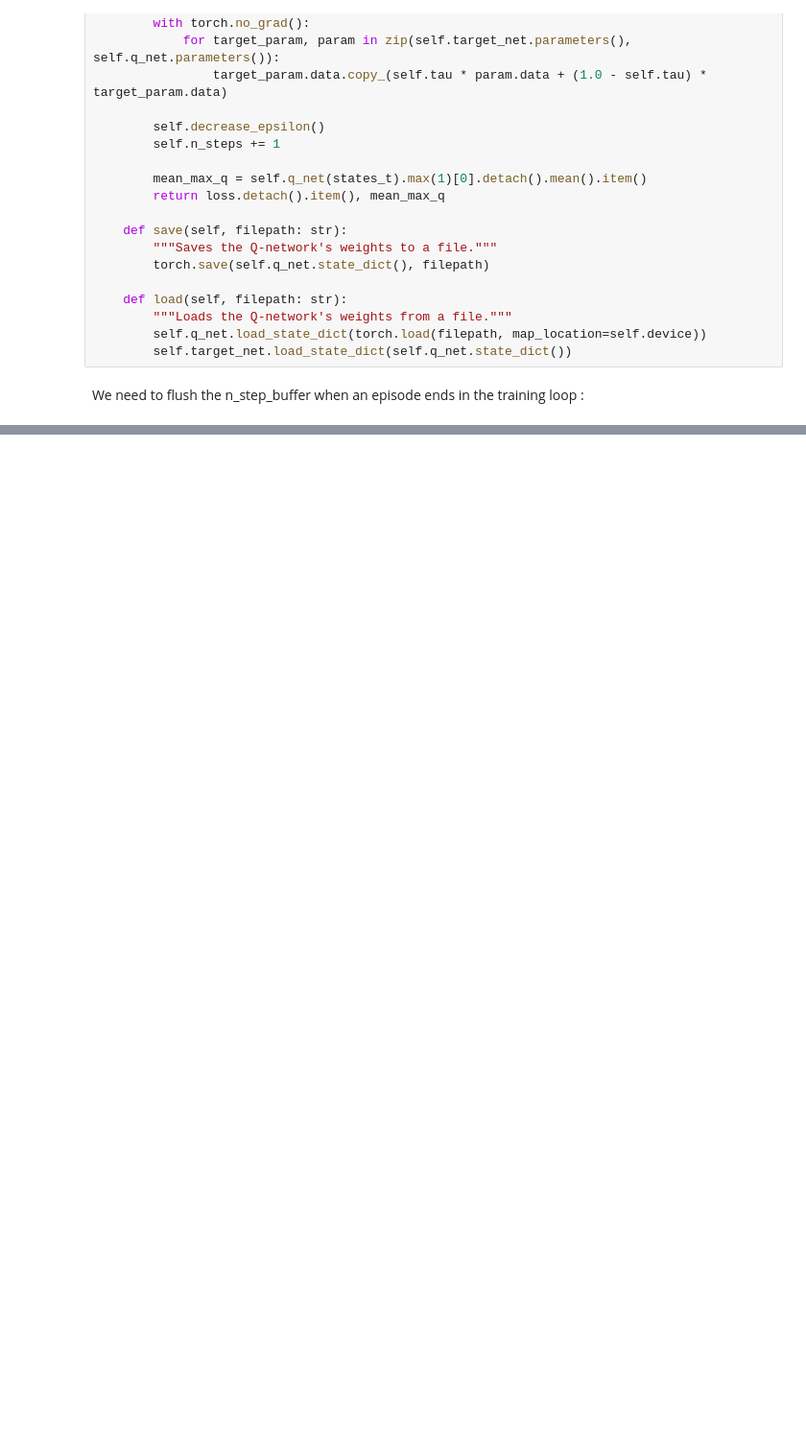
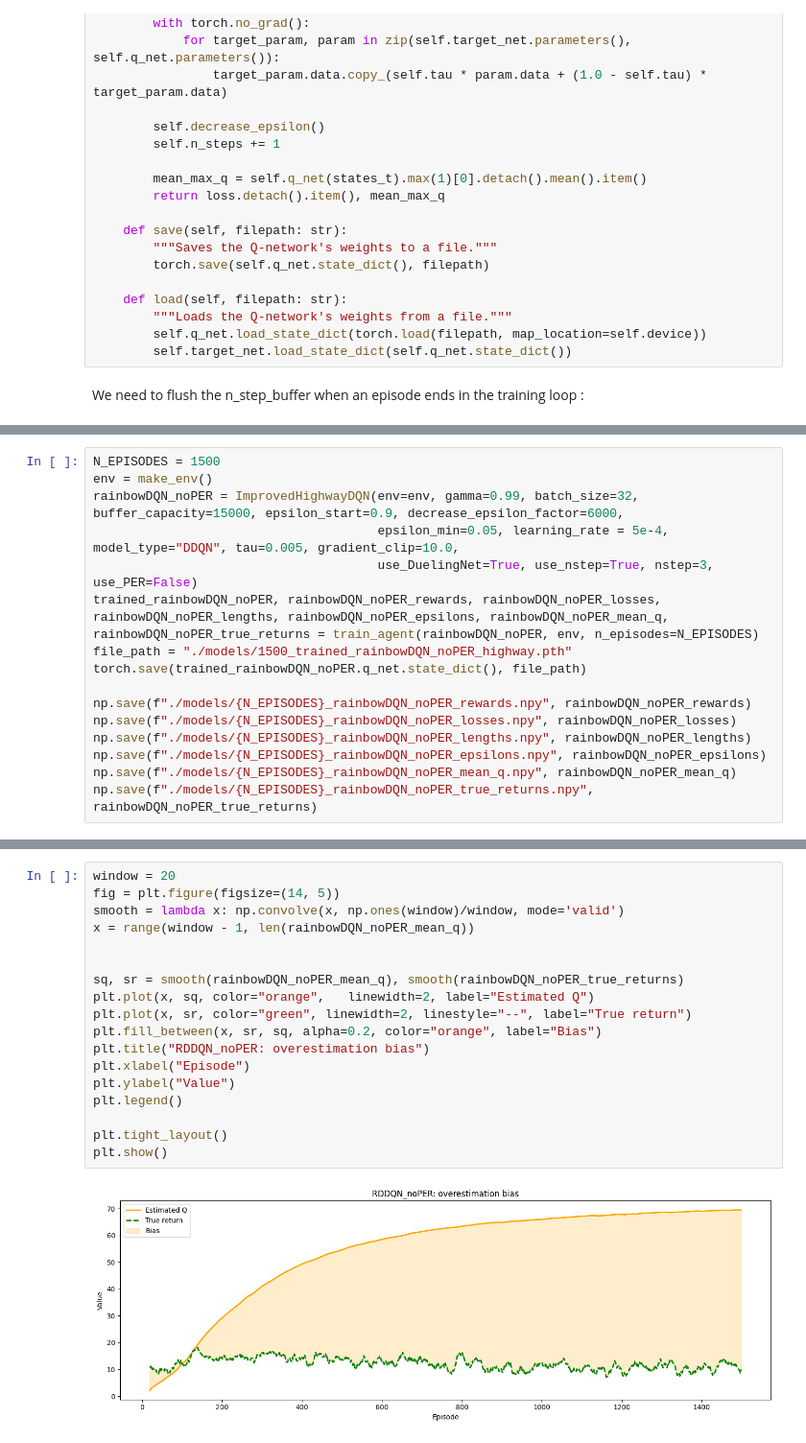
Before and after one commit to FabienMaes/highway_env_RL_project, a Jupyter notebook: agents_implementation.ipynb, the cells around one changed output, grey strips where cells are left out. Shown at 96% size. Saved outputs shown, nothing was run; the diff lists cells and outputs as text; blank space fills up the shorter version.

```diff
--- a/agents_implementation.ipynb
+++ b/agents_implementation.ipynb
@@ -1903,3 +1903,19 @@ def train_agent(agent, env, n_episodes=500):
         episode_losses.append(np.mean(ep_losses) if ep_losses else 0.0)
 
     return agent, episode_rewards, episode_losses, episode_lengths, epsilon_history, episode_mean_q, episode_true_returns
+# %%
+N_EPISODES = 1500
+env = make_env()
+rainbowDQN_noPER = ImprovedHighwayDQN(env=env, gamma=0.99, batch_size=32, buffer_capacity=15000, epsilon_start=0.9, decrease_epsilon_factor=6000,
+                                      epsilon_min=0.05, learning_rate = 5e-4, model_type="DDQN", tau=0.005, gradient_clip=10.0,
+                                      use_DuelingNet=True, use_nstep=True, nstep=3, use_PER=False)
+trained_rainbowDQN_noPER, rainbowDQN_noPER_rewards, rainbowDQN_noPER_losses, rainbowDQN_noPER_lengths, rainbowDQN_noPER_epsilons, rainbowDQN_noPER_mean_q, rainbowDQN_noPER_true_returns = train_agent(rainbowDQN_noPER, env, n_episodes=N_EPISODES)
+file_path = "./models/1500_trained_rainbowDQN_noPER_highway.pth"
+torch.save(trained_rainbowDQN_noPER.q_net.state_dict(), file_path)
+
+np.save(f"./models/{N_EPISODES}_rainbowDQN_noPER_rewards.npy", rainbowDQN_noPER_rewards)
+np.save(f"./models/{N_EPISODES}_rainbowDQN_noPER_losses.npy", rainbowDQN_noPER_losses)
+np.save(f"./models/{N_EPISODES}_rainbowDQN_noPER_lengths.npy", rainbowDQN_noPER_lengths)
+np.save(f"./models/{N_EPISODES}_rainbowDQN_noPER_epsilons.npy", rainbowDQN_noPER_epsilons)
+np.save(f"./models/{N_EPISODES}_rainbowDQN_noPER_mean_q.npy", rainbowDQN_noPER_mean_q)
+np.save(f"./models/{N_EPISODES}_rainbowDQN_noPER_true_returns.npy", rainbowDQN_noPER_true_returns)
@@ -1905,0 +1971,20 @@ def train_agent(agent, env, n_episodes=500):
+# %%
+window = 20
+fig = plt.figure(figsize=(14, 5))
+smooth = lambda x: np.convolve(x, np.ones(window)/window, mode='valid')
+x = range(window - 1, len(rainbowDQN_noPER_mean_q))
+
+
+sq, sr = smooth(rainbowDQN_noPER_mean_q), smooth(rainbowDQN_noPER_true_returns)
+plt.plot(x, sq, color="orange",   linewidth=2, label="Estimated Q")
+plt.plot(x, sr, color="green", linewidth=2, linestyle="--", label="True return")
+plt.fill_between(x, sr, sq, alpha=0.2, color="orange", label="Bias")
+plt.title("RDDQN_noPER: overestimation bias")
+plt.xlabel("Episode")
+plt.ylabel("Value")
+plt.legend()
+
+plt.tight_layout()
+plt.show()
+# %% [output]
+[figure, added]
```
Also changed, not shown: parts of 9 cells of this notebook.
